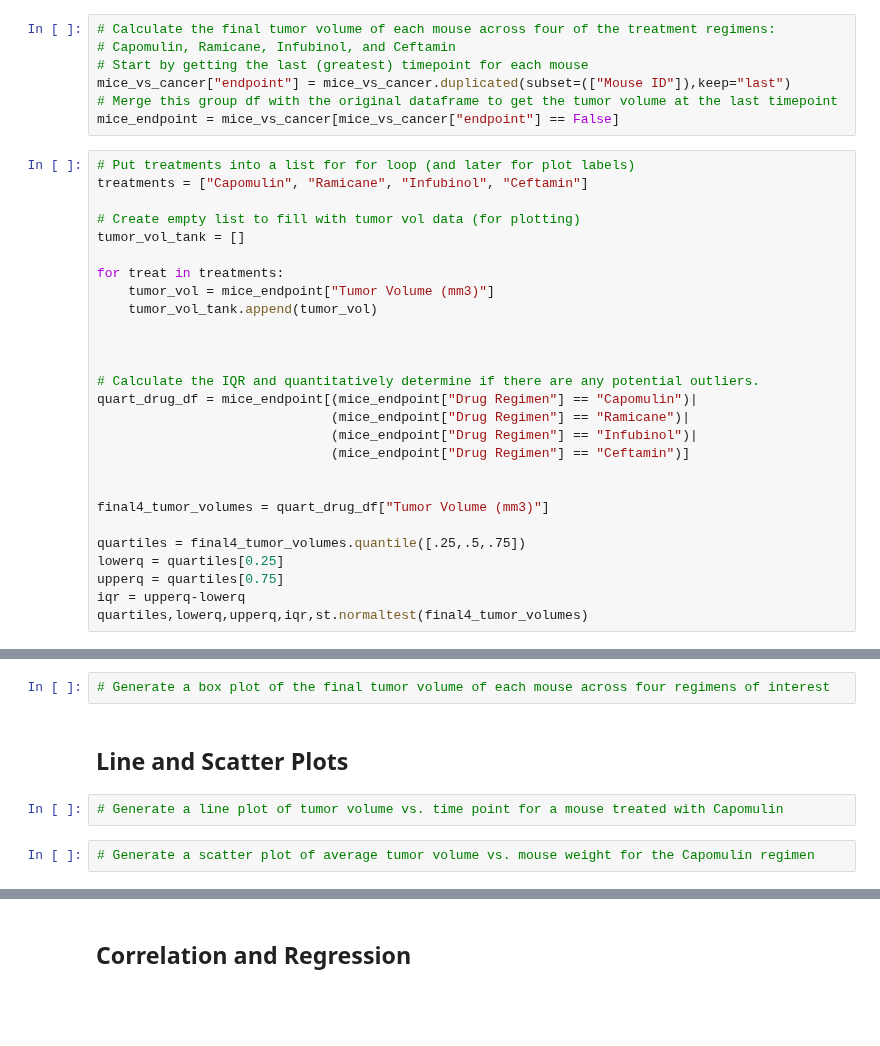
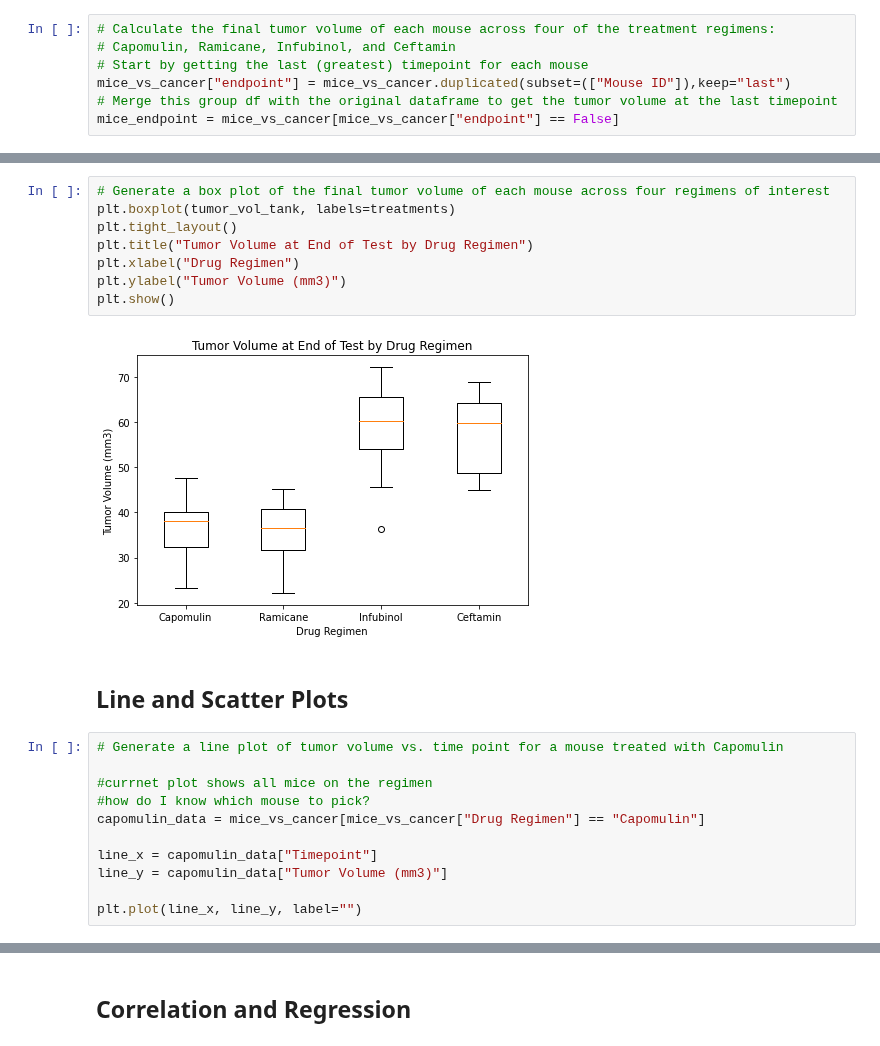
Before and after one commit to jimbleslilley/matplotlib-challenge, a Jupyter notebook: pymaceuticals_JL.ipynb, the cells around one changed output, grey strips where cells are left out. Saved outputs shown, nothing was run; the diff lists cells and outputs as text; blank space fills up the shorter version.

```diff
--- a/pymaceuticals_JL.ipynb
+++ b/pymaceuticals_JL.ipynb
@@ -247,30 +247,3 @@ plt.tight_layout()
 mice_vs_cancer["endpoint"] = mice_vs_cancer.duplicated(subset=(["Mouse ID"]),keep="last")
 # Merge this group df with the original dataframe to get the tumor volume at the last timepoint
 mice_endpoint = mice_vs_cancer[mice_vs_cancer["endpoint"] == False]
-# %%
-# Put treatments into a list for for loop (and later for plot labels)
-treatments = ["Capomulin", "Ramicane", "Infubinol", "Ceftamin"]
-
-# Create empty list to fill with tumor vol data (for plotting)
-tumor_vol_tank = []
-
-for treat in treatments:
-    tumor_vol = mice_endpoint["Tumor Volume (mm3)"]
-    tumor_vol_tank.append(tumor_vol)
-
-
-
-# Calculate the IQR and quantitatively determine if there are any potential outliers.
-quart_drug_df = mice_endpoint[(mice_endpoint["Drug Regimen"] == "Capomulin")|
-                              (mice_endpoint["Drug Regimen"] == "Ramicane")|
-                              (mice_endpoint["Drug Regimen"] == "Infubinol")|
-                              (mice_endpoint["Drug Regimen"] == "Ceftamin")]
-
-
-final4_tumor_volumes = quart_drug_df["Tumor Volume (mm3)"]
-
-quartiles = final4_tumor_volumes.quantile([.25,.5,.75])
-lowerq = quartiles[0.25]
-upperq = quartiles[0.75]
-iqr = upperq-lowerq
-quartiles,lowerq,upperq,iqr,st.normaltest(final4_tumor_volumes)
@@ -286,8 +316,23 @@ quartiles,lowerq,upperq,iqr,st.normaltest(final4_tumor_volumes)
 # %%
 # Generate a box plot of the final tumor volume of each mouse across four regimens of interest
+plt.boxplot(tumor_vol_tank, labels=treatments)
+plt.tight_layout()
+plt.title("Tumor Volume at End of Test by Drug Regimen")
+plt.xlabel("Drug Regimen")
+plt.ylabel("Tumor Volume (mm3)")
+plt.show()
+# %% [output]
+[figure, added]
 # %% [markdown]
 ## Line and Scatter Plots
 # %%
 # Generate a line plot of tumor volume vs. time point for a mouse treated with Capomulin
+
+#currnet plot shows all mice on the regimen
+#how do I know which mouse to pick?
+capomulin_data = mice_vs_cancer[mice_vs_cancer["Drug Regimen"] == "Capomulin"]
+
+line_x = capomulin_data["Timepoint"]
+line_y = capomulin_data["Tumor Volume (mm3)"]
+
+plt.plot(line_x, line_y, label="")
-# %%
-# Generate a scatter plot of average tumor volume vs. mouse weight for the Capomulin regimen
```
Also changed, not shown: parts of 9 cells of this notebook.
